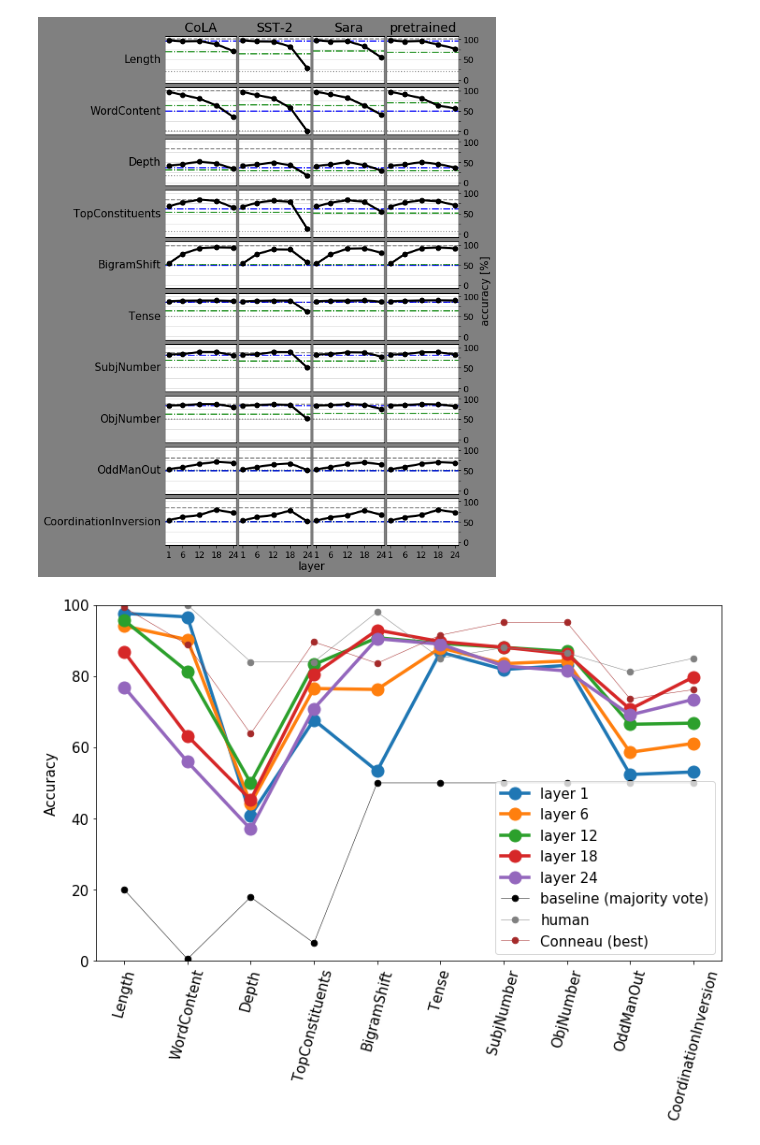
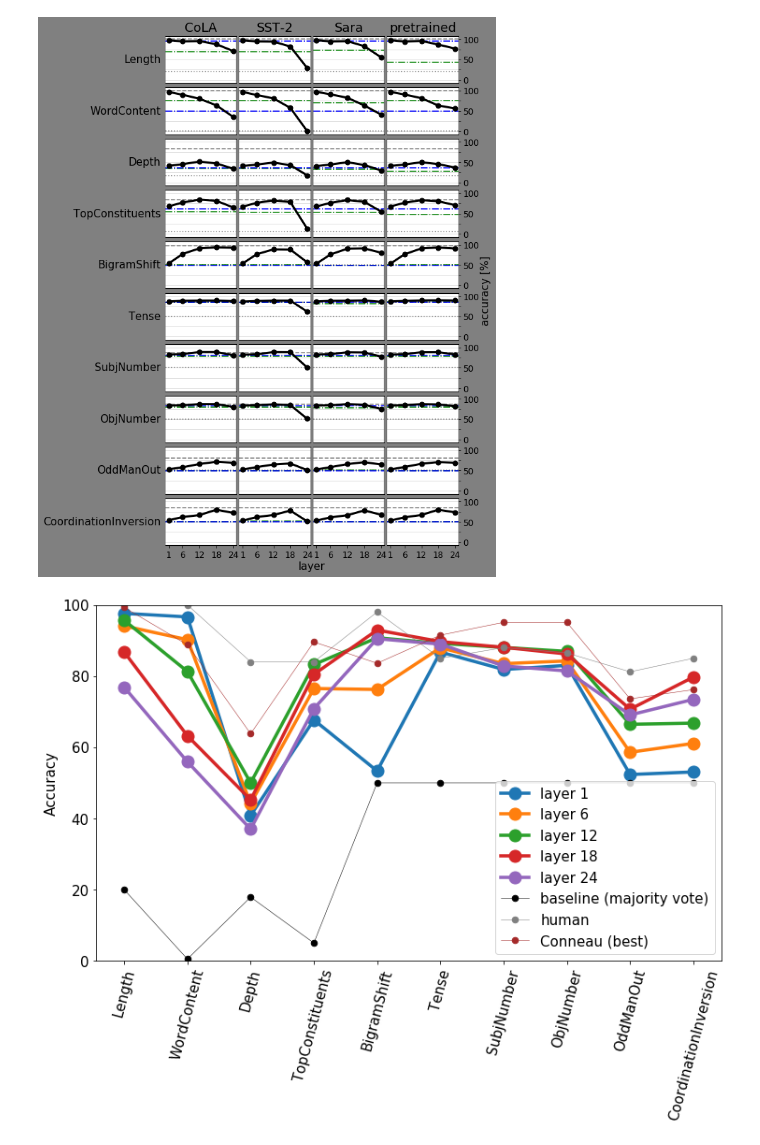
Before and after one commit to samsucik/knowledge-distil-bert, a Jupyter notebook: experiments/analysis/Probing.ipynb, the cells around one changed output. Drawn from its saved outputs; the diff is of its cells as text; code cells hidden in the pictures.

Commit message:
Add results of corrected word embedding model probing, and of probing the BERT students for SST-2 and Sara.

```diff
--- a/experiments/analysis/Probing.ipynb
+++ b/experiments/analysis/Probing.ipynb
@@ -73,6 +73,14 @@ for col, glue_task in enumerate(glue_tasks + ["pretrained"]):
             rows = data[data["task"] == task_name]
             best_row = rows.loc[rows["devacc"].idxmax()]
             vals_to_plot_embed[glue_task][embed_type][task_name] = best_row["acc"]
+        if embed_type == "word":
+            data = pd.read_csv("probing/embed_{}_{}_avg-old.csv".format(embed_type, glue_task))
+            vals_to_plot_embed[glue_task][embed_type + "-old"] = {}
+            for task_name in task_names:
+                rows = data[data["task"] == task_name]
+                best_row = rows.loc[rows["devacc"].idxmax()]
+                vals_to_plot_embed[glue_task][embed_type + "-old"][task_name] = best_row["acc"]
+
 # print(vals_to_plot_embed)
 yticks_major = np.arange(3)*50
 yticks_minor = np.arange(5)*25
@@ -89,6 +97,7 @@ for row, task_name in enumerate(task_names):
         ax.axhline(baselines["human"][row], linestyle="--", c="grey")
 
         ax.axhline(vals_to_plot_embed[glue_task]["word"][task_name], linestyle="-.", c="green")
+#         ax.axhline(vals_to_plot_embed[glue_task]["word-old"][task_name], linestyle="-.", c="red")
         ax.axhline(vals_to_plot_embed[glue_task]["wordpiece"][task_name], linestyle="-.", c="blue")
 
         ax.tick_params(axis="y", which="both", length=0)
@@ -103,34 +112,35 @@ for row, task_name in enumerate(task_names):
         if col == ncols - 1:
             ax.tick_params("y", right=True, left=False, labelright=True, length=3, which="both", labelsize=12)
             ax.set_yticks(yticks_major, minor=False)
             ax.set_yticks(yticks_minor, minor=True)
             ax.set_yticklabels(yticklabels)
         else:
             ax.tick_params("y", left=False, labelleft=False, right=False, labelright=False)
 
         vals = [vals_to_plot[glue_task][l][task_name] for l in layers[glue_task]]
         ax.plot(layers_to_plot, vals, lw=3, markersize=7, marker="o", color="black")
         ax.set_ylim(bottom=-8, top=108)
         ax.grid(axis="y", color=grid_colour, which="both")
         [i.set_linewidth(1.1) for i in [ax.spines[k] for k in ["top", "bottom"]]]
         [i.set_linewidth(0.2) for i in [ax.spines[k] for k in ["right", "left"]]]
 
 fig.tight_layout(h_pad=0.0, w_pad=0.1)
 
 fig.add_subplot(111, frameon=False)
 ax = plt.gca()
 ax.tick_params(labelcolor='none', top=False, bottom=False, left=False, right=False, length=0)
 ax.set_xlabel("layer")
 ax.yaxis.set_label_position("right")
 ax.yaxis.tick_right()
 ax.set_ylabel("accuracy [%]")
 
 fig.patch.set_facecolor("grey")
+# ax.set_facecolor("grey")
 
 plt.show()
 fig.savefig("img/probing_master.png")
 # %% [output]
-[figure, old version]
+[figure, new version]
 # %%
 layers = [0, 5, 11, 17, -1]
 vals_to_plot = {l: [] for l in layers}
```
Also changed, not shown: 15 other files.
